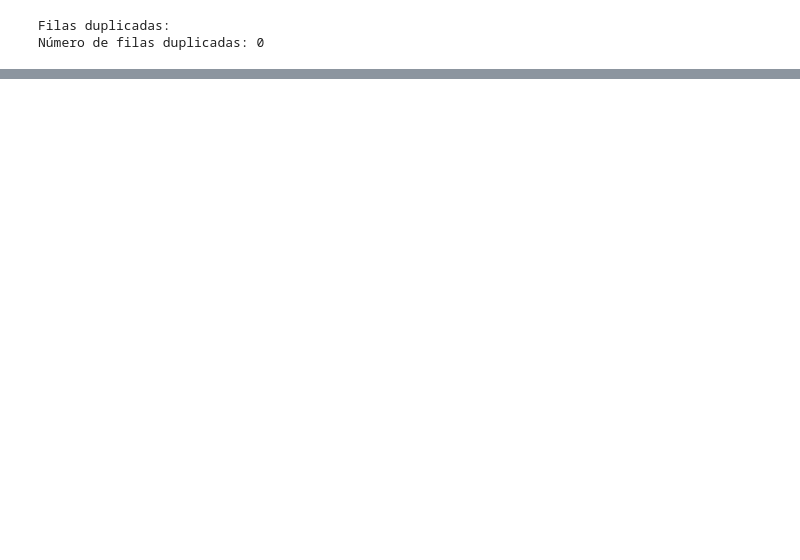
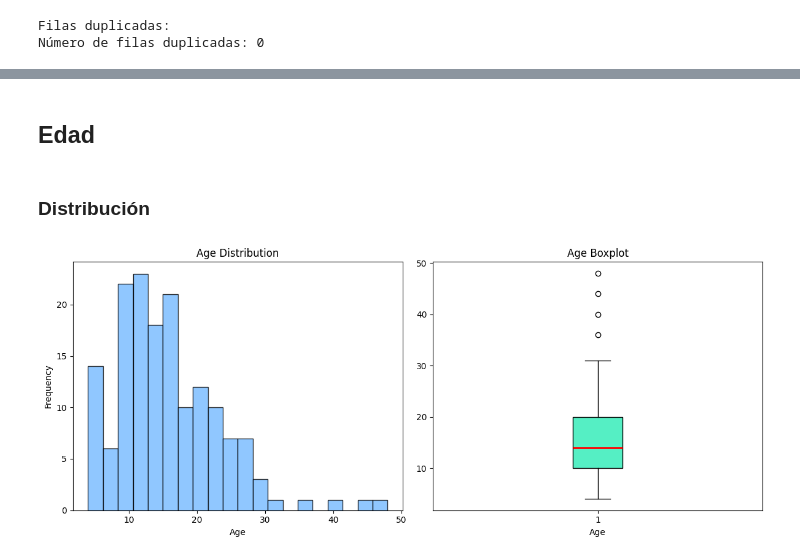
Before and after one commit to Its-Japo/DataScience, a Jupyter notebook: Lab10/cruise_data_analysis.ipynb, the cells around one changed output, grey strips where cells are left out. Saved outputs shown, nothing was run; the diff lists cells and outputs as text; code cells hidden in the pictures; blank space fills up the shorter version.

```diff
--- a/Lab10/cruise_data_analysis.ipynb
+++ b/Lab10/cruise_data_analysis.ipynb
@@ -459,0 +331,30 @@ df_clean.write.parquet("barcos_crucero_clean.parquet", mode="overwrite")
+# %% [markdown]
+## Edad
+# %% [markdown]
+### Distribución
+# %%
+import matplotlib.pyplot as plt
+from pyspark.sql.functions import col
+
+age_values = df.select(col("age")).rdd.flatMap(lambda x: x).collect()
+
+hist_color = "#74b9ff"
+box_color = "#55efc4"
+
+fig, axes = plt.subplots(1, 2, figsize=(12, 5))
+
+axes[0].hist(age_values, bins=20, color=hist_color, edgecolor="black", alpha=0.8)
+axes[0].set_title("Age Distribution")
+axes[0].set_xlabel("Age")
+axes[0].set_ylabel("Frequency")
+
+axes[1].boxplot(age_values, patch_artist=True,
+                boxprops=dict(facecolor=box_color, color="black"),
+                medianprops=dict(color="red", linewidth=2))
+axes[1].set_title("Age Boxplot")
+axes[1].set_xlabel("Age")
+
+plt.tight_layout()
+plt.show()
+# %% [output]
+[figure, added]
```
Also changed, not shown: parts of 140 cells of this notebook.
